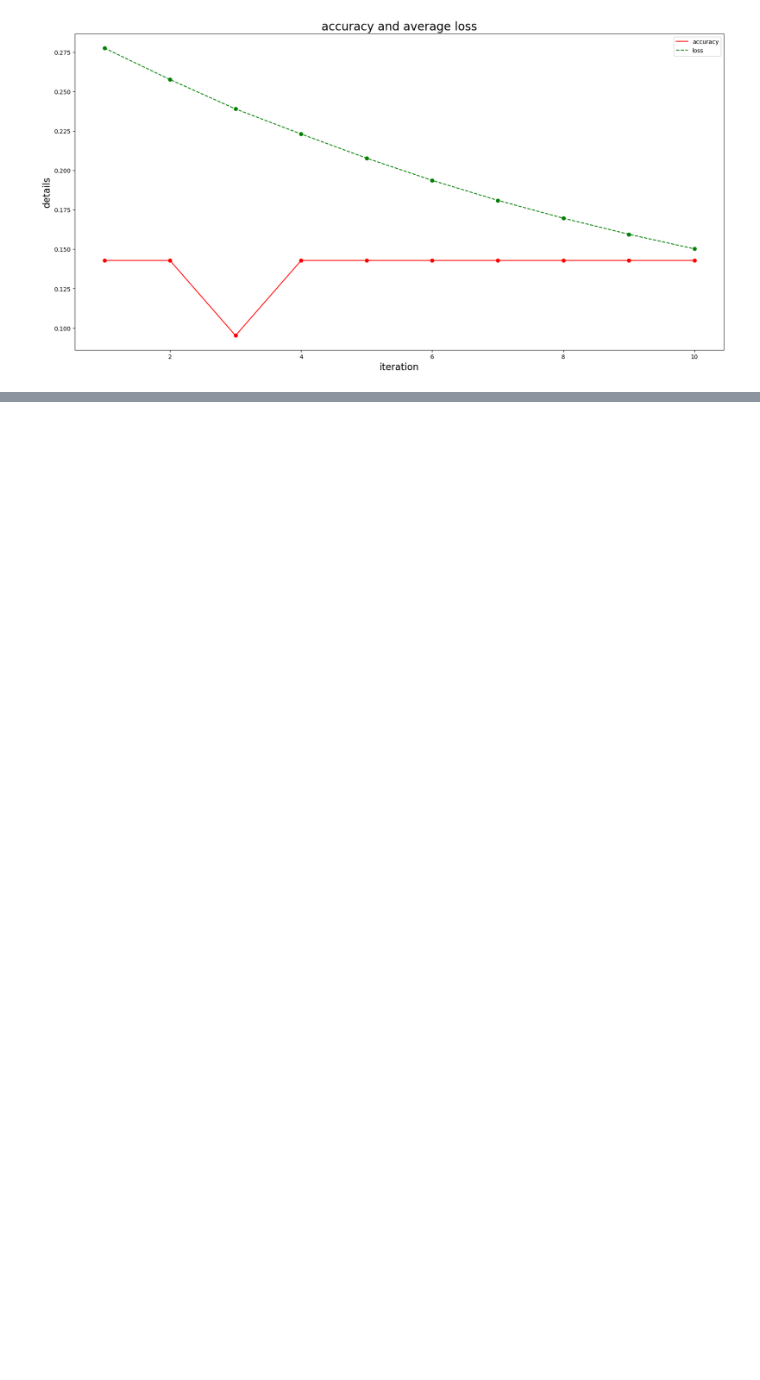
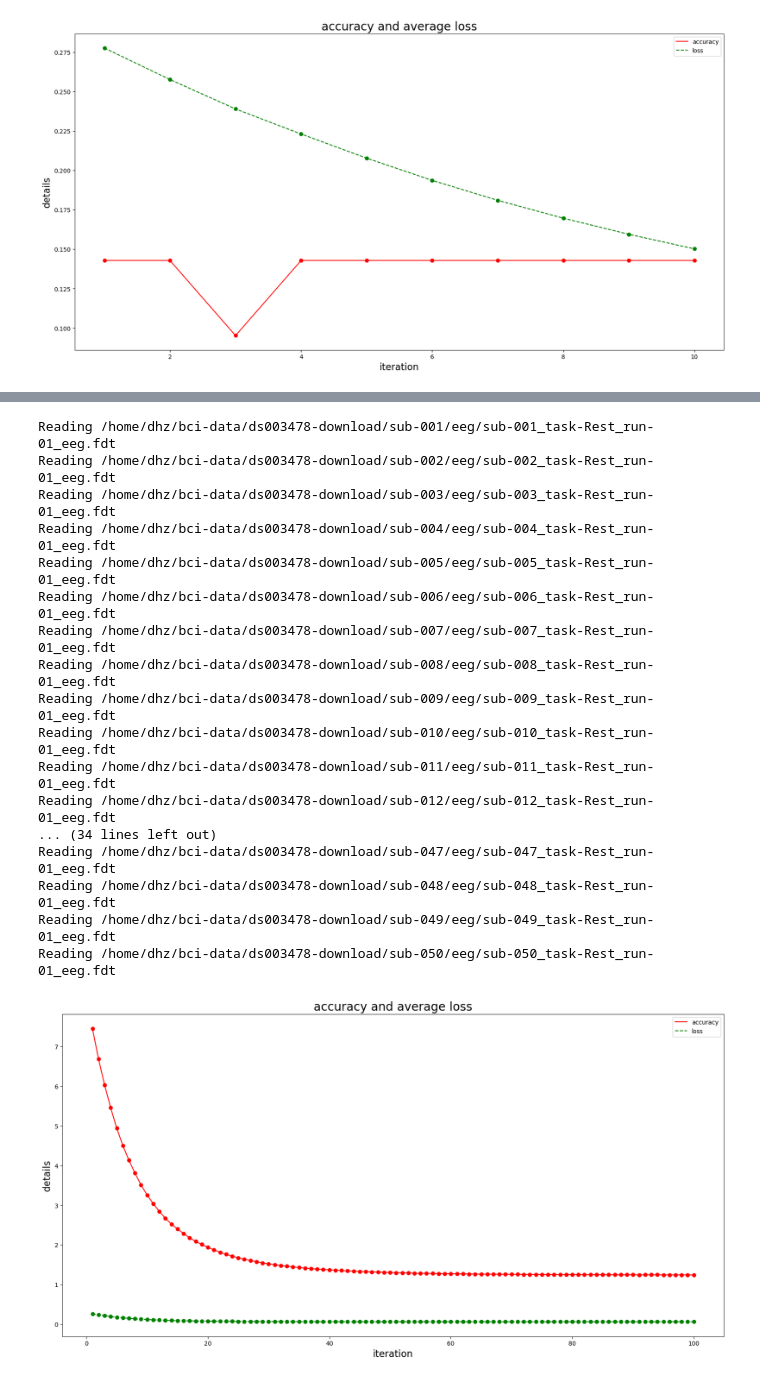
Before and after one commit to HansDongHuanze/experiment-BCI, a Jupyter notebook: accuracy.ipynb, the cells around one changed output, grey strips where cells are left out. Saved outputs shown, nothing was run; the diff lists cells and outputs as text; code cells hidden in the pictures; blank space fills up the shorter version.

```diff
--- a/accuracy.ipynb
+++ b/accuracy.ipynb
@@ -124,3 +124,25 @@ Reading /home/dhz/bci-data/ds003478-download/sub-027/eeg/sub-027_task-Rest_run-0
 Reading /home/dhz/bci-data/ds003478-download/sub-028/eeg/sub-028_task-Rest_run-01_eeg.fdt
 Reading /home/dhz/bci-data/ds003478-download/sub-029/eeg/sub-029_task-Rest_run-01_eeg.fdt
 Reading /home/dhz/bci-data/ds003478-download/sub-030/eeg/sub-030_task-Rest_run-01_eeg.fdt
+# %%
+from model import *
+start(100)
+# %% [output]
+Reading /home/dhz/bci-data/ds003478-download/sub-001/eeg/sub-001_task-Rest_run-01_eeg.fdt
+Reading /home/dhz/bci-data/ds003478-download/sub-002/eeg/sub-002_task-Rest_run-01_eeg.fdt
+Reading /home/dhz/bci-data/ds003478-download/sub-003/eeg/sub-003_task-Rest_run-01_eeg.fdt
+Reading /home/dhz/bci-data/ds003478-download/sub-004/eeg/sub-004_task-Rest_run-01_eeg.fdt
+Reading /home/dhz/bci-data/ds003478-download/sub-005/eeg/sub-005_task-Rest_run-01_eeg.fdt
+Reading /home/dhz/bci-data/ds003478-download/sub-006/eeg/sub-006_task-Rest_run-01_eeg.fdt
+Reading /home/dhz/bci-data/ds003478-download/sub-007/eeg/sub-007_task-Rest_run-01_eeg.fdt
+Reading /home/dhz/bci-data/ds003478-download/sub-008/eeg/sub-008_task-Rest_run-01_eeg.fdt
+Reading /home/dhz/bci-data/ds003478-download/sub-009/eeg/sub-009_task-Rest_run-01_eeg.fdt
+Reading /home/dhz/bci-data/ds003478-download/sub-010/eeg/sub-010_task-Rest_run-01_eeg.fdt
+Reading /home/dhz/bci-data/ds003478-download/sub-011/eeg/sub-011_task-Rest_run-01_eeg.fdt
+Reading /home/dhz/bci-data/ds003478-download/sub-012/eeg/sub-012_task-Rest_run-01_eeg.fdt
+... (34 lines left out)
+Reading /home/dhz/bci-data/ds003478-download/sub-047/eeg/sub-047_task-Rest_run-01_eeg.fdt
+Reading /home/dhz/bci-data/ds003478-download/sub-048/eeg/sub-048_task-Rest_run-01_eeg.fdt
+Reading /home/dhz/bci-data/ds003478-download/sub-049/eeg/sub-049_task-Rest_run-01_eeg.fdt
+Reading /home/dhz/bci-data/ds003478-download/sub-050/eeg/sub-050_task-Rest_run-01_eeg.fdt
+[figure, added]
```
Also changed, not shown: 2 other files.
